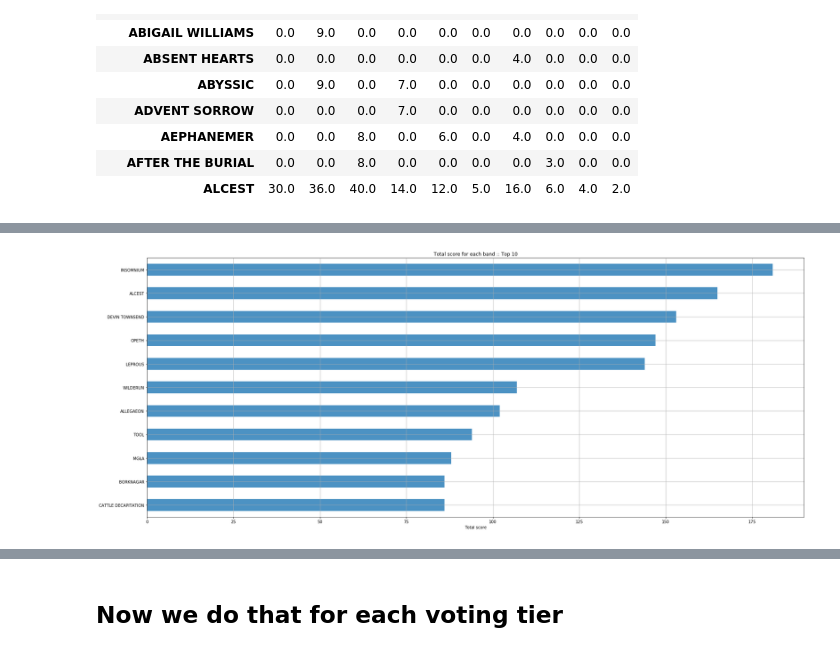
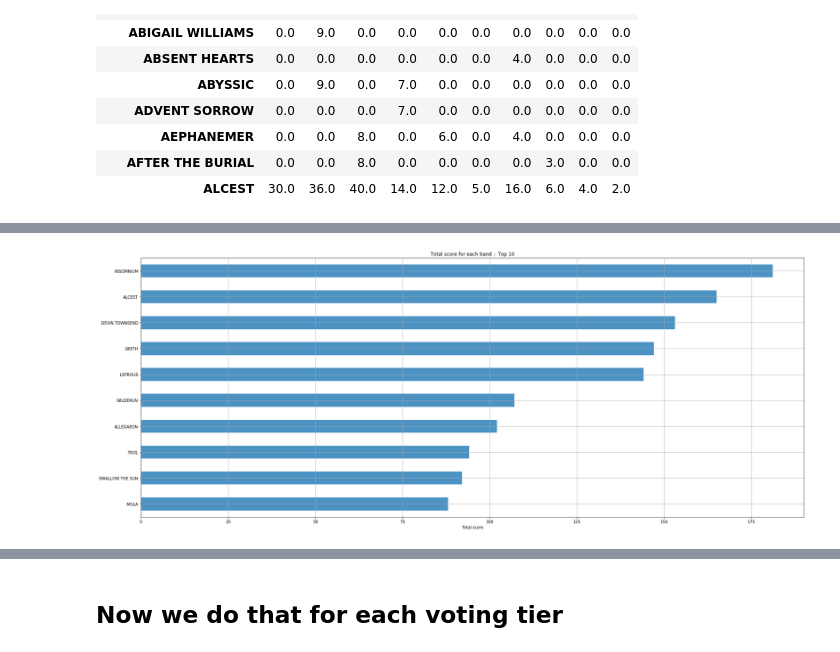
Before and after one commit to marrabld/Neo2019, a Jupyter notebook: data/2019count.ipynb, the cells around one changed output, grey strips where cells are left out. Drawn from its saved outputs; the diff is of its cells as text; code cells hidden in the pictures.

```diff
--- a/data/2019count.ipynb
+++ b/data/2019count.ipynb
@@ -238,19 +238,19 @@ pylab.savefig('Total.png')
 # %%
 pylab.figure(figsize=(25,10))
 
 
 total_score = pd_score.sum(axis=1)
 #total_score.sort()
-total_score.sort_values(ascending=True)[-11:].plot('barh', alpha=0.8)
+total_score.sort_values(ascending=True)[-10:].plot('barh', alpha=0.8)
 
 pylab.title('Total score for each band :: Top 10')
 pylab.xlabel('Total score')
 pylab.grid()
 
 pylab.tight_layout()
 pylab.savefig('Top10.png')
 # %% [output]
-[figure, old version]
+[figure, new version]
 # %%
 pylab.figure(figsize=(25,10))
 
```
Also changed, not shown: parts of 8 cells of this notebook, 23 other files.
